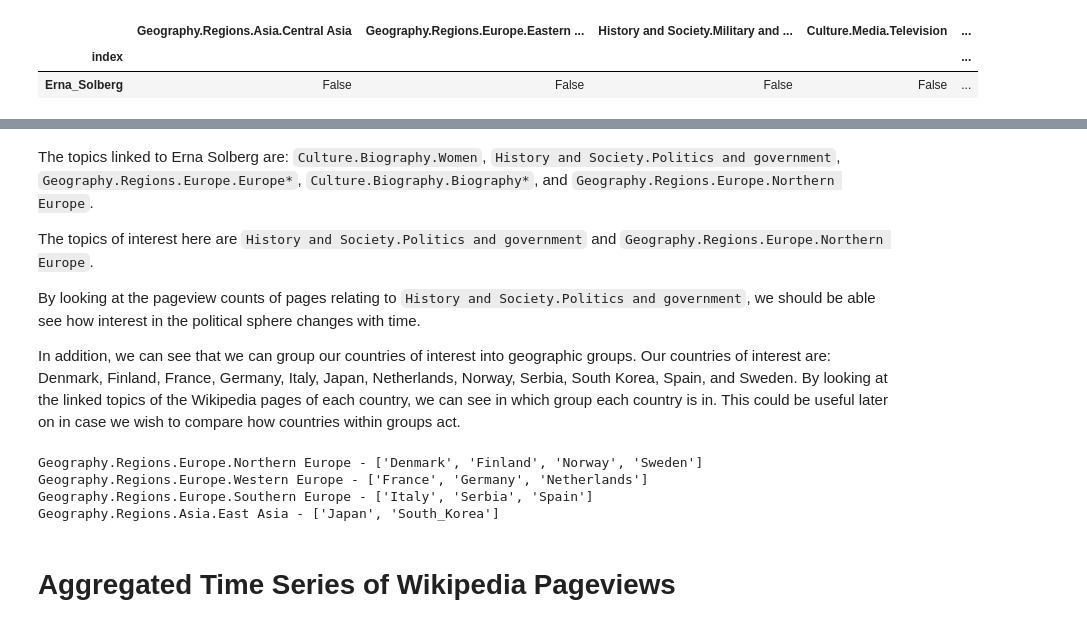
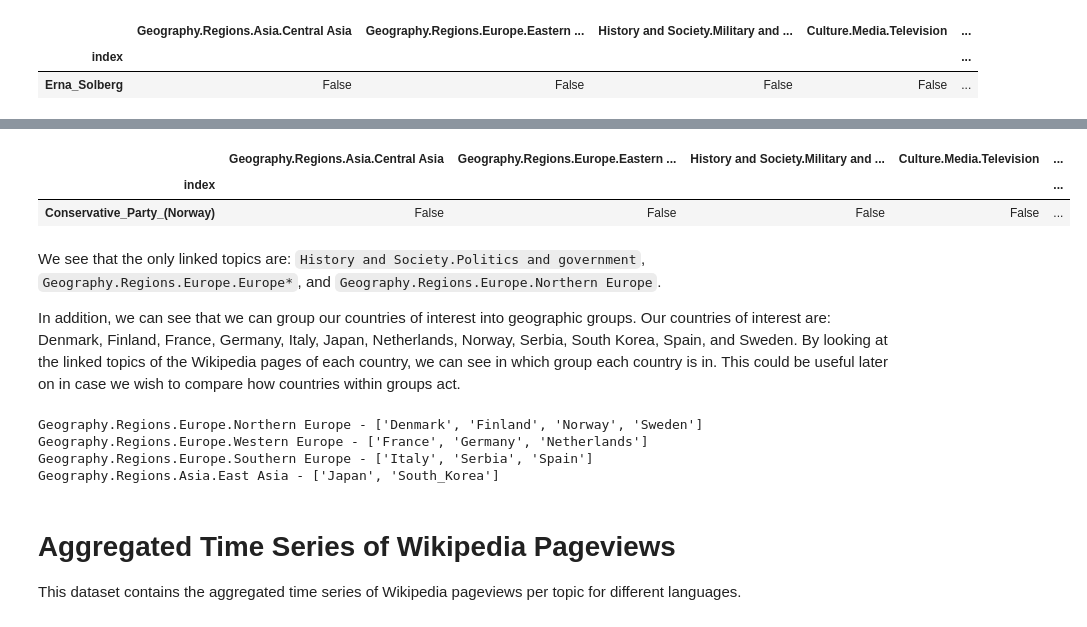
Before and after one commit to epfl-ada/ada-2022-project-zeta, a Jupyter notebook: notebook_anton.ipynb, the cells around one changed output, grey strips where cells are left out. Saved outputs shown, nothing was run; the diff lists cells and outputs as text; code cells hidden in the pictures.

Commit message:
Explore pageview data

```diff
--- a/notebook_anton.ipynb
+++ b/notebook_anton.ipynb
@@ -115,9 +125,11 @@ topics_linked.loc[topics_linked.index == "Erna_Solberg"]
+# %%
+topics_linked.loc[topics_linked.index == "Conservative_Party_(Norway)"]
+# %% [output]
+|  | Geography.Regions.Asia.Central Asia | Geography.Regions.Europe.Eastern ... | History and Society.Military and ... | Culture.Media.Television | ... |
+| index |  |  |  |  | ... |
+| Conservative_Party_(Norway) | False | False | False | False | ... |
 # %% [markdown]
-The topics linked to Erna Solberg are: `Culture.Biography.Women`, `History and Society.Politics and government`, `Geography.Regions.Europe.Europe*`, `Culture.Biography.Biography*`, and `Geography.Regions.Europe.Northern Europe`.
-
-The topics of interest here are `History and Society.Politics and government` and `Geography.Regions.Europe.Northern Europe`.
-
-By looking at the pageview counts of pages relating to `History and Society.Politics and government`, we should be able see how interest in the political sphere changes with time.
+We see that the only linked topics are: `History and Society.Politics and government`, `Geography.Regions.Europe.Europe*`, and `Geography.Regions.Europe.Northern Europe`.
 
 In addition, we can see that we can group our countries of interest into geographic groups. Our countries of interest are: Denmark, Finland, France, Germany, Italy, Japan, Netherlands, Norway, Serbia, South Korea, Spain, and Sweden. By looking at the linked topics of the Wikipedia pages of each country, we can see in which group each country is in. This could be useful later on in case we wish to compare how countries within groups act.
 # %%
@@ -161,6 +175,8 @@ Geography.Regions.Europe.Southern Europe - ['Italy', 'Serbia', 'Spain']
 Geography.Regions.Asia.East Asia - ['Japan', 'South_Korea']
 # %% [markdown]
 # Aggregated Time Series of Wikipedia Pageviews
+
+This dataset contains the aggregated time series of Wikipedia pageviews per topic for different languages.
 # %%
 pageviews = pd.read_json(DATA_PATH + "aggregated_timeseries.json.gz")
 
```
Also changed, not shown: parts of 10 cells of this notebook.
